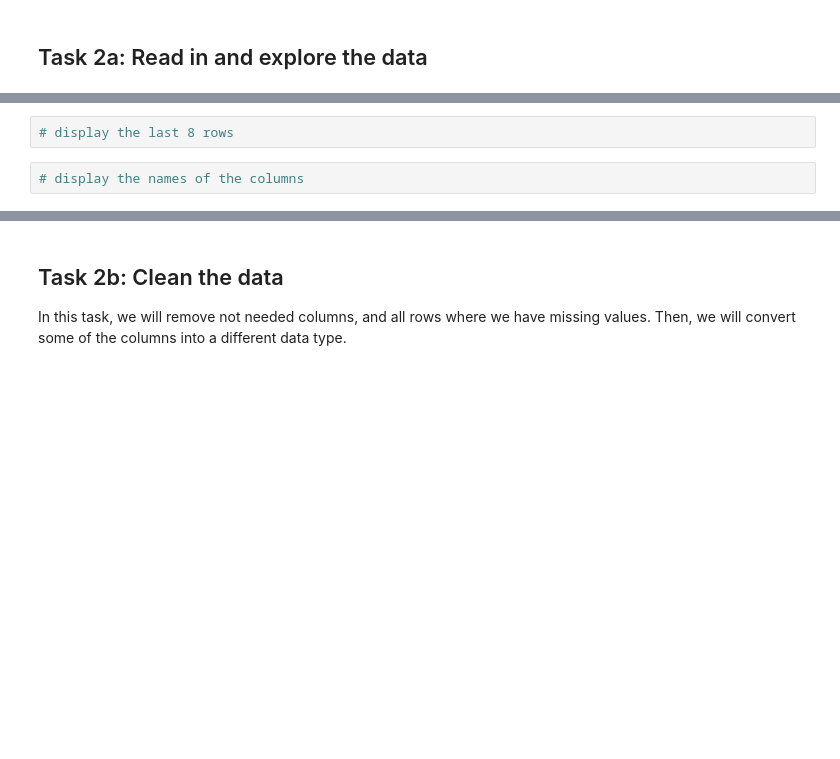
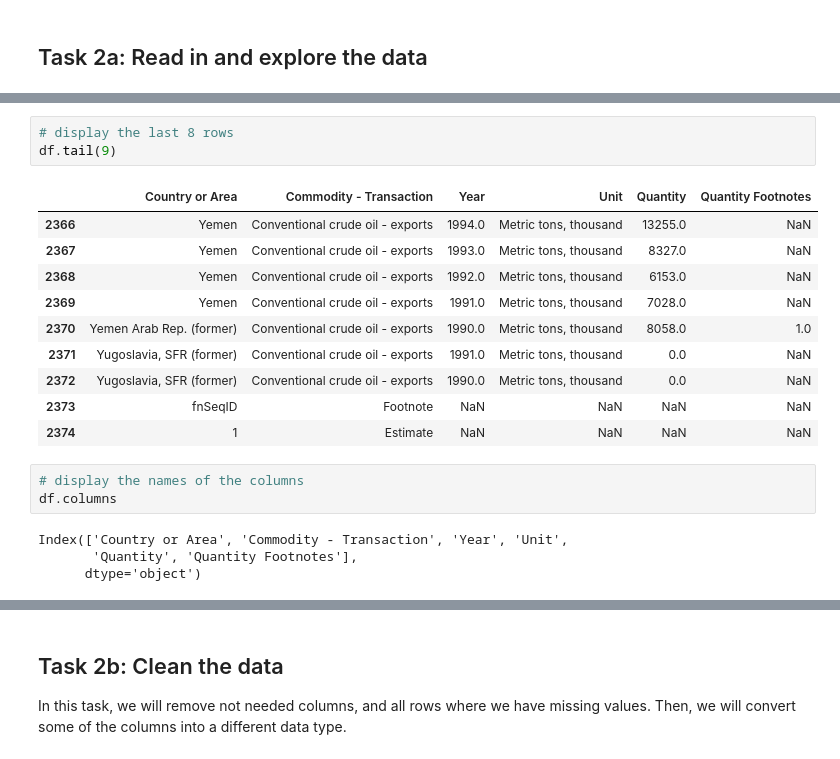
Before and after one commit to krzysztt0/learn-python-2025, a Jupyter notebook: unit07/exercise07/exercise07.ipynb, the cells around one changed output, grey strips where cells are left out. Drawn from its saved outputs; the diff is of its cells as text; blank space fills up the shorter version.

```diff
--- a/unit07/exercise07/exercise07.ipynb
+++ b/unit07/exercise07/exercise07.ipynb
@@ -52,6 +95,23 @@ Together with this notebook, you are provided the file `.data/oil.csv`, with dat
 # %%
 # display the last 8 rows
+df.tail(9)
+# %% [output]
+|  | Country or Area | Commodity - Transaction | Year | Unit | Quantity | Quantity Footnotes |
+| 2366 | Yemen | Conventional crude oil - exports | 1994.0 | Metric tons, thousand | 13255.0 | NaN |
+| 2367 | Yemen | Conventional crude oil - exports | 1993.0 | Metric tons, thousand | 8327.0 | NaN |
+| 2368 | Yemen | Conventional crude oil - exports | 1992.0 | Metric tons, thousand | 6153.0 | NaN |
+| 2369 | Yemen | Conventional crude oil - exports | 1991.0 | Metric tons, thousand | 7028.0 | NaN |
+| 2370 | Yemen Arab Rep. (former) | Conventional crude oil - exports | 1990.0 | Metric tons, thousand | 8058.0 | 1.0 |
+| 2371 | Yugoslavia, SFR (former) | Conventional crude oil - exports | 1991.0 | Metric tons, thousand | 0.0 | NaN |
+| 2372 | Yugoslavia, SFR (former) | Conventional crude oil - exports | 1990.0 | Metric tons, thousand | 0.0 | NaN |
+| 2373 | fnSeqID | Footnote | NaN | NaN | NaN | NaN |
+| 2374 | 1 | Estimate | NaN | NaN | NaN | NaN |
 # %%
 # display the names of the columns
+df.columns
+# %% [output]
+Index(['Country or Area', 'Commodity - Transaction', 'Year', 'Unit',
+       'Quantity', 'Quantity Footnotes'],
+      dtype='object')
 # %%
 # display the data types in the columns
```
Also changed, not shown: parts of 11 cells of this notebook.
